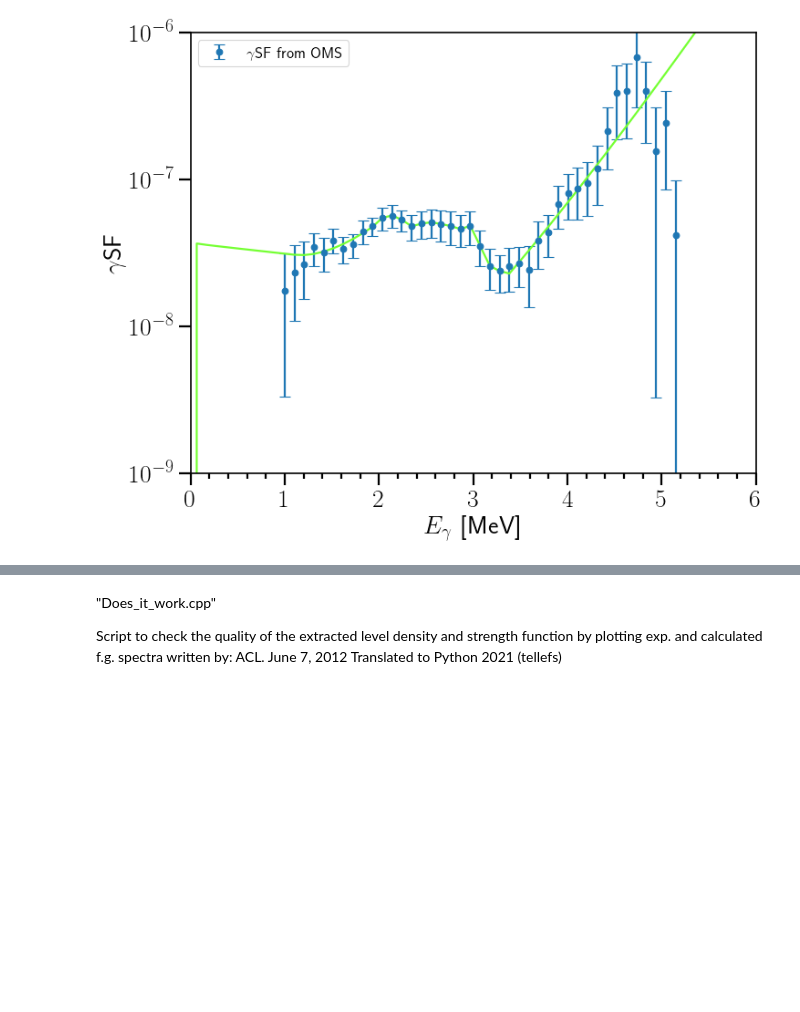
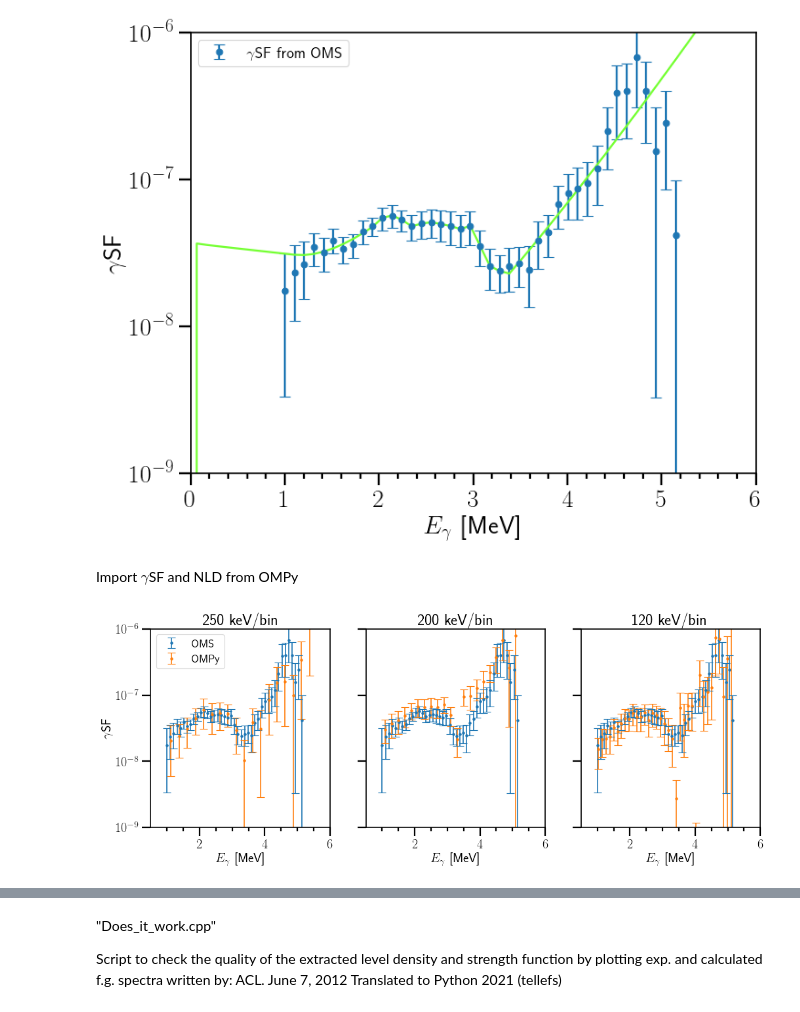
Before and after one commit to tellefs/MasterThesis, a Jupyter notebook: comparing.ipynb, the cells around one changed output, grey strips where cells are left out. Cells and saved outputs as stored; diff of their text form; code cells hidden in the pictures; blank space fills up the shorter version.

```diff
--- a/comparing.ipynb
+++ b/comparing.ipynb
@@ -111,3 +111,5 @@ ax.legend(fontsize=15)
 fig.show()
 # %% [output]
 [figure]
+# %% [markdown]
+Import $\gamma$SF and NLD from OMPy
@@ -113,0 +131,55 @@ fig.show()
+# %%
+plt.rcParams["figure.figsize"] = (15,5)
+plt.rcParams['font.size'] = 18
+plt.rcParams['lines.linewidth'] = 1.5
+
+fig, (ax_250, ax_200, ax_120) = plt.subplots(1,3)
+axes = [ax_250, ax_200, ax_120]
+titles = ['250 keV/bin', '200 keV/bin', '120 keV/bin']
+
+#extract OMPy data via function above
+datetimes_250 = ['01-27_07:47:14']
+datetimes_200 = ['02-04_15:39:51']
+datetimes_120 = ['02-04_17:11:09']
+Exmax_list = [5600, 5200, 5000]
+
+ax_250.errorbar(x=energy_gsf_OMS, y=gsf_OMS, yerr=gsf_OMS_error, marker='.', linestyle='', label='OMS')
+ax_200.errorbar(x=energy_gsf_OMS, y=gsf_OMS, yerr=gsf_OMS_error, marker='.', linestyle='', label='OMS')
+ax_120.errorbar(x=energy_gsf_OMS, y=gsf_OMS, yerr=gsf_OMS_error, marker='.', linestyle='', label='OMS')
+
+DataFrame_250 = read_OMPy(datetimes_250[0])
+DataFrame_200 = read_OMPy(datetimes_200[0])
+DataFrame_120 = read_OMPy(datetimes_120[0])
+ax_250.errorbar(x=DataFrame_250.iloc[:,10], y=DataFrame_250.iloc[:,11], yerr=DataFrame_250.iloc[:,12],
+                    marker='.', linestyle='', label='OMPy')
+ax_200.errorbar(x=DataFrame_200.iloc[:,10], y=DataFrame_200.iloc[:,11], yerr=DataFrame_200.iloc[:,12],
+                    marker='.', linestyle='')
+ax_120.errorbar(x=DataFrame_120.iloc[:,10], y=DataFrame_120.iloc[:,11], yerr=DataFrame_120.iloc[:,12],
+                    marker='.', linestyle='')
+
+for i in range(3):
+    ax = axes[i]
+    ax.set_title(titles[i])
+    ax.set_ylim(1e-9, 1e-6)
+    ax.set_xlim(0.5, 6)
+    ax.set_yscale('log')
+    ax.yaxis.set_minor_locator(AutoMinorLocator())
+    ax.xaxis.set_minor_locator(AutoMinorLocator())
+    ax.set_xlabel('$E_\gamma$  [MeV]')
+
+#'personal' axis settings
+ax_250.legend(fontsize=15)
+ax_250.set_ylabel('$\gamma$SF')
+
+ax_200.yaxis.set_ticklabels([])
+
+ax_120.yaxis.set_ticklabels([])
+fig.show()
+
+
+#reset rcParams
+plt.rcParams["figure.figsize"] = (10,8)
+plt.rcParams['font.size'] = 25
+plt.rcParams['lines.linewidth'] = 2.0
+# %% [output]
+[figure, added]
```
Also changed, not shown: parts of 9 cells of this notebook, 1 other file.
